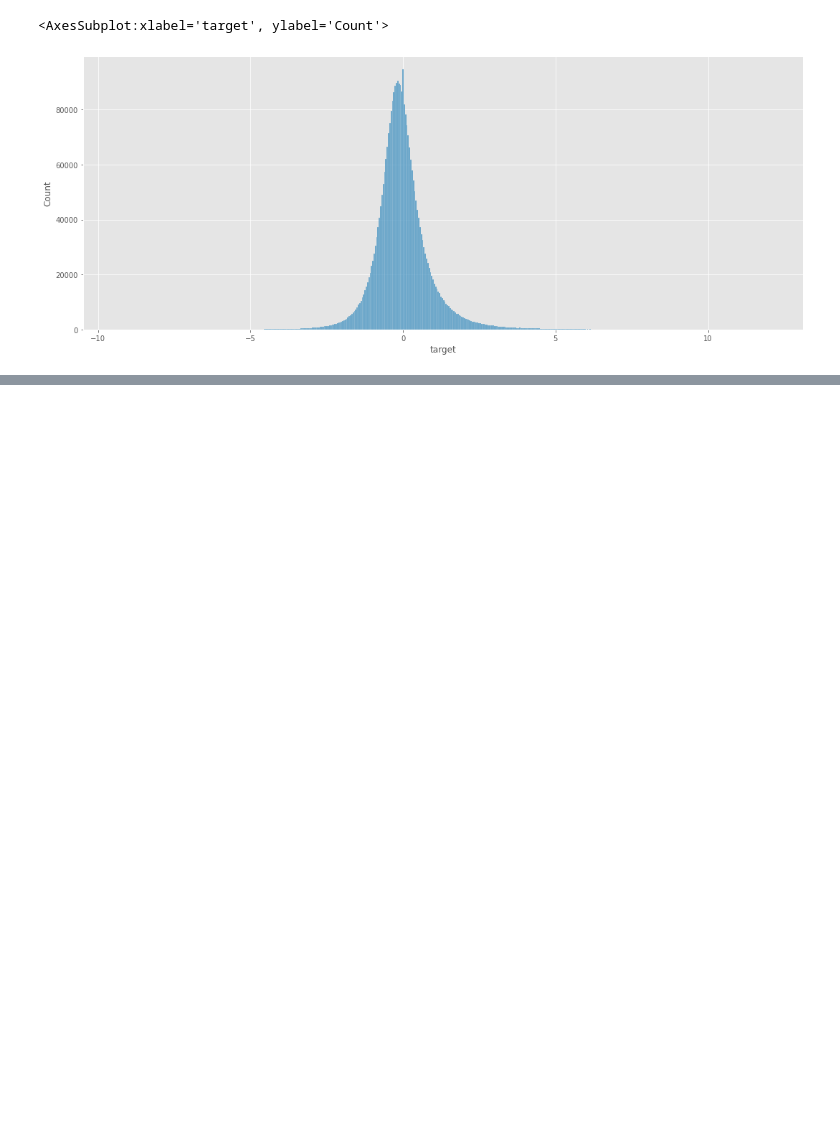
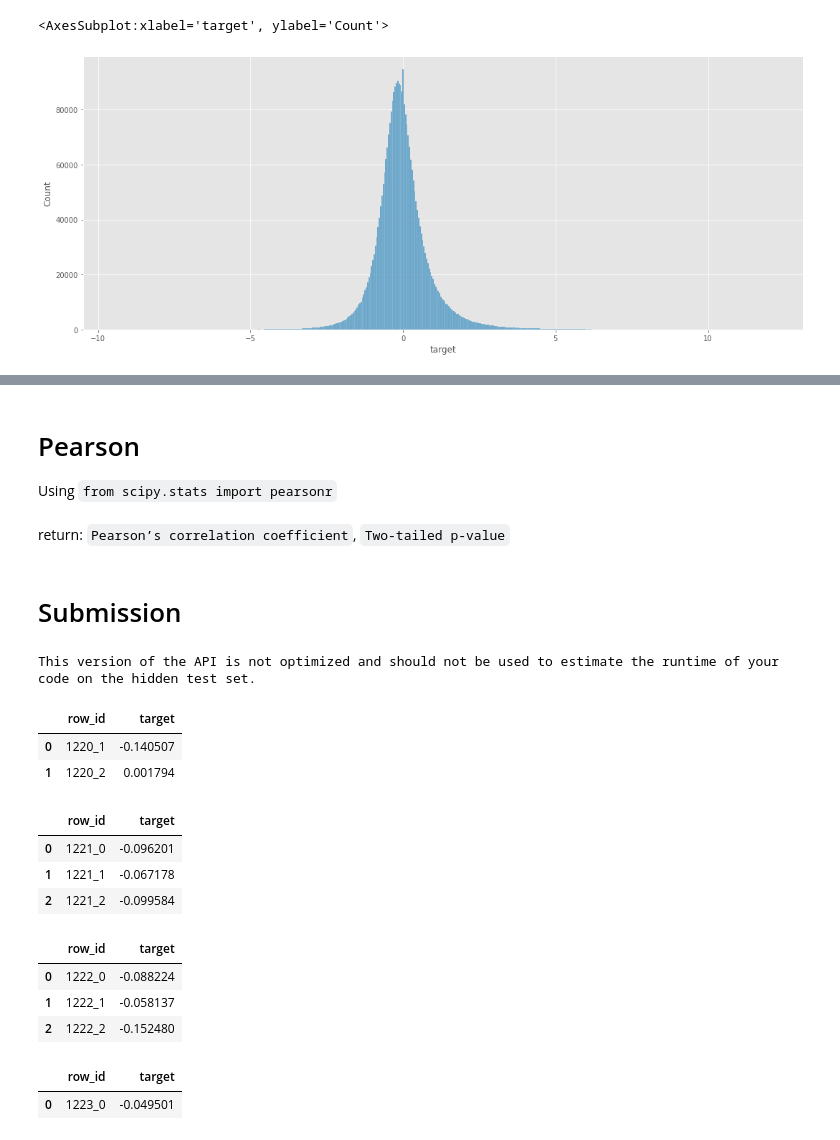
Before and after one commit to catssci/TIL, a Jupyter notebook: kaggle/Ubiquant_Market_Prediction/linear-regression-using-sklearn.ipynb, the cells around one changed output, grey strips where cells are left out. Cells and saved outputs as stored; diff of their text form; code cells hidden in the pictures; blank space fills up the shorter version.

```diff
--- a/kaggle/Ubiquant_Market_Prediction/linear-regression-using-sklearn.ipynb
+++ b/kaggle/Ubiquant_Market_Prediction/linear-regression-using-sklearn.ipynb
@@ -114,4 +173,5 @@ sns.histplot(df['target'], bins = 500)
 [figure]
 # %%
 # f_0 ~ f_299 info
-feature_df = df.drop(['row_id', 'time_id', 'investment_id', 'target'], axis=1)
+# feature_df = train.drop(['row_id', 'time_id', 'investment_id', 'target'], axis=1)
+features = [f'f_{i}' for i in range(300)]
@@ -140,0 +267,33 @@ for col in feature_df.columns[:5]:
+# %% [markdown]
+# Pearson
+Using `from scipy.stats import pearsonr`
+# %% [markdown]
+return: `Pearson’s correlation coefficient`, `Two-tailed p-value`
+# %% [markdown]
+# Submission
+# %%
+import ubiquant
+
+env = ubiquant.make_env()   # initialize the environment
+iter_test = env.iter_test()    # an iterator which loops over the test set and sample submission
+
+for (test_df, sample_prediction_df) in iter_test:
+    final_pred = [models[fold].predict(test_df[features]) for fold in range(FOLDS)]
+    sample_prediction_df['target'] = np.mean(np.stack(final_pred), axis=0) # make your predictions here
+    env.predict(sample_prediction_df)   # register your predictions
+    display(sample_prediction_df)
+# %% [output]
+This version of the API is not optimized and should not be used to estimate the runtime of your code on the hidden test set.
+|  | row_id | target |
+| 0 | 1220_1 | -0.140507 |
+| 1 | 1220_2 | 0.001794 |
+|  | row_id | target |
+| 0 | 1221_0 | -0.096201 |
+| 1 | 1221_1 | -0.067178 |
+| 2 | 1221_2 | -0.099584 |
+|  | row_id | target |
+| 0 | 1222_0 | -0.088224 |
+| 1 | 1222_1 | -0.058137 |
+| 2 | 1222_2 | -0.152480 |
+|  | row_id | target |
+| 0 | 1223_0 | -0.049501 |
```
Also changed, not shown: parts of 21 cells of this notebook.
